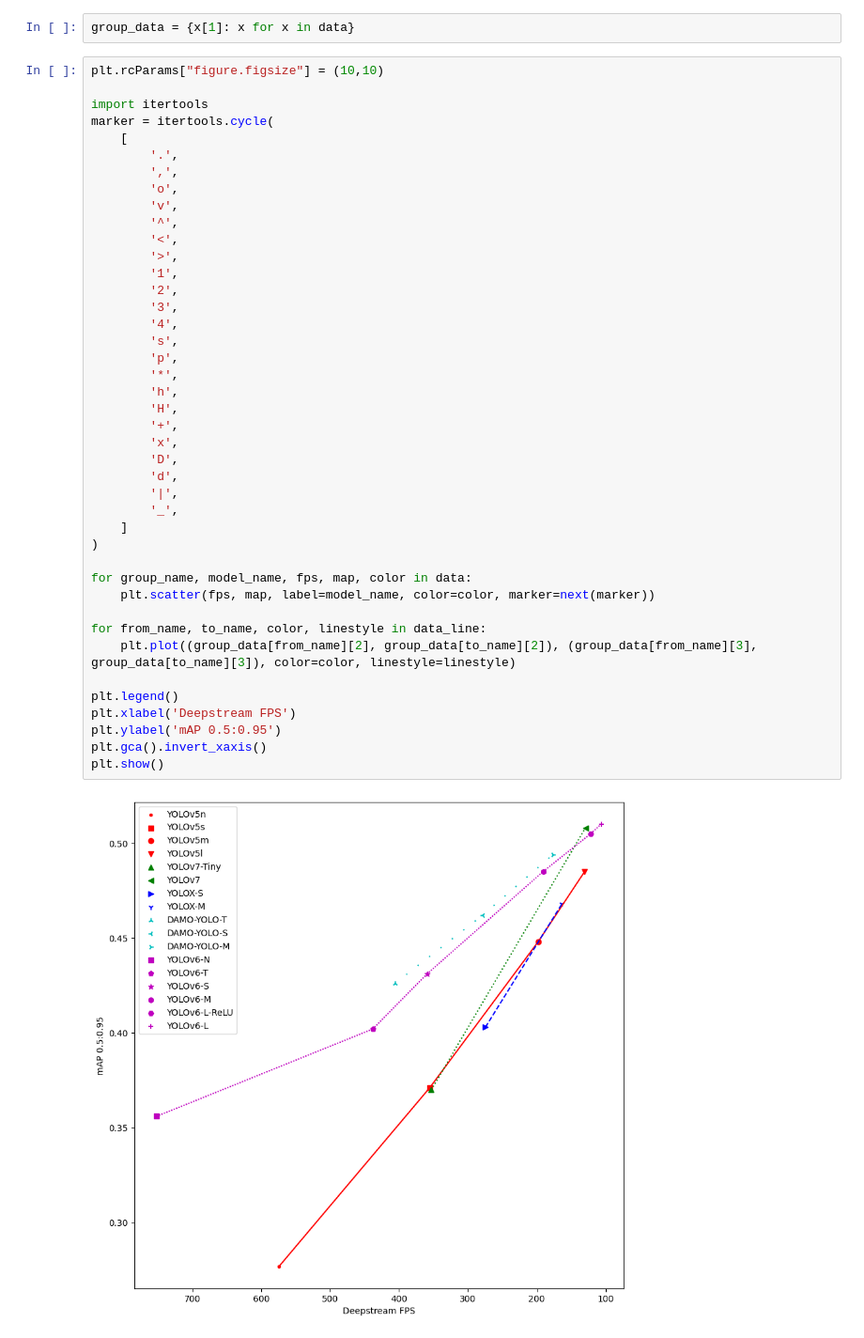
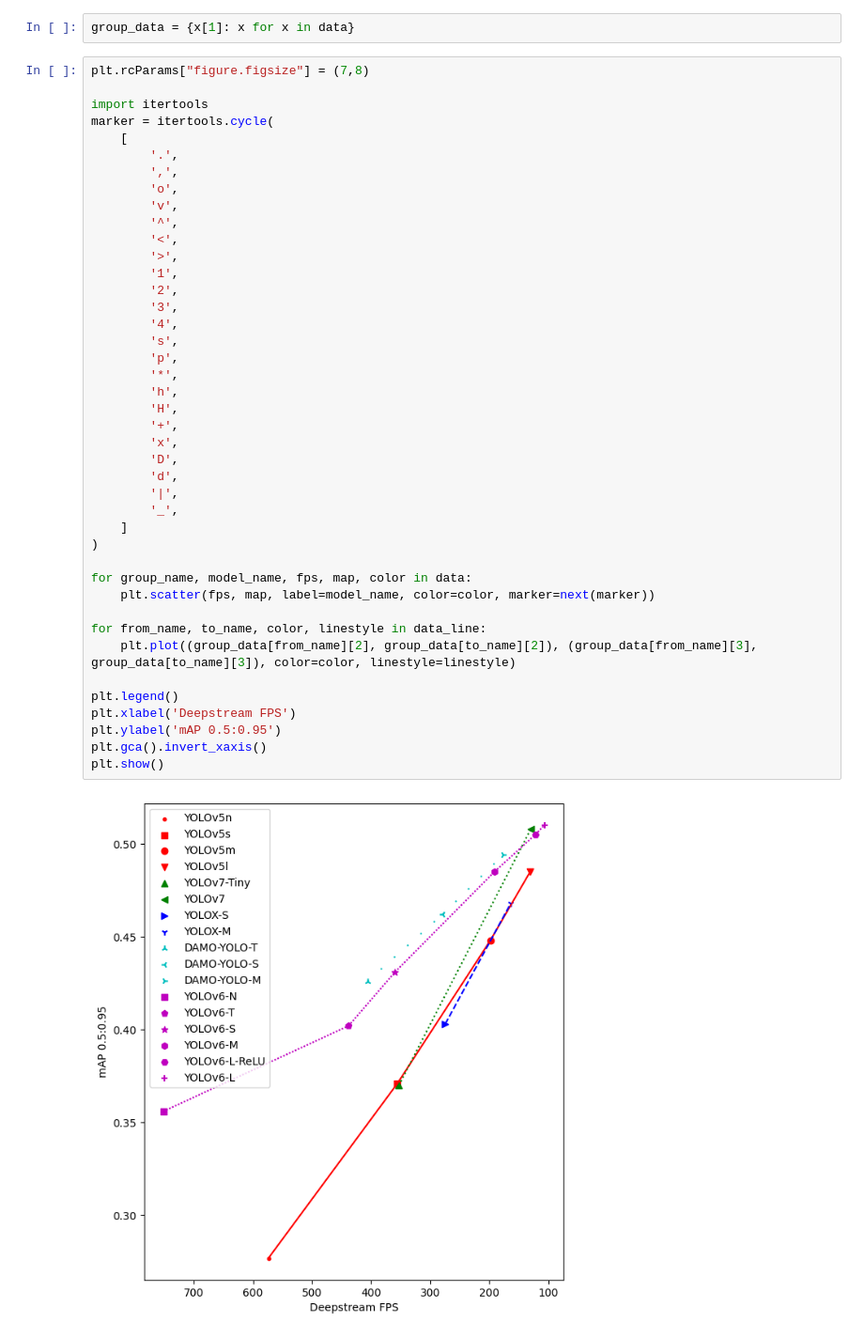
Before and after one commit to hiennguyen9874/benchmark-object-detection, a Jupyter notebook: plot.ipynb, the cells around one changed output. Shown: that part at 94% size. Cells and saved outputs as stored; diff of their text form.

```diff
--- a/plot.ipynb
+++ b/plot.ipynb
@@ -41,7 +41,7 @@ data_line = (
 # %%
 group_data = {x[1]: x for x in data}
 # %%
-plt.rcParams["figure.figsize"] = (10,10)
+plt.rcParams["figure.figsize"] = (7,8)
 
 import itertools
 marker = itertools.cycle(
@@ -56,31 +56,31 @@ marker = itertools.cycle(
         '1',
         '2',
         '3',
         '4',
         's',
         'p',
         '*',
         'h',
         'H',
         '+',
         'x',
         'D',
         'd',
         '|',
         '_',
     ]
 )
 
 for group_name, model_name, fps, map, color in data:
     plt.scatter(fps, map, label=model_name, color=color, marker=next(marker))
 
 for from_name, to_name, color, linestyle in data_line:
     plt.plot((group_data[from_name][2], group_data[to_name][2]), (group_data[from_name][3], group_data[to_name][3]), color=color, linestyle=linestyle)
 
 plt.legend()
 plt.xlabel('Deepstream FPS')
 plt.ylabel('mAP 0.5:0.95')
 plt.gca().invert_xaxis()
 plt.show()
 # %% [output]
-[figure, old version]
+[figure, new version]
```
Also changed, not shown: 1 other file.
